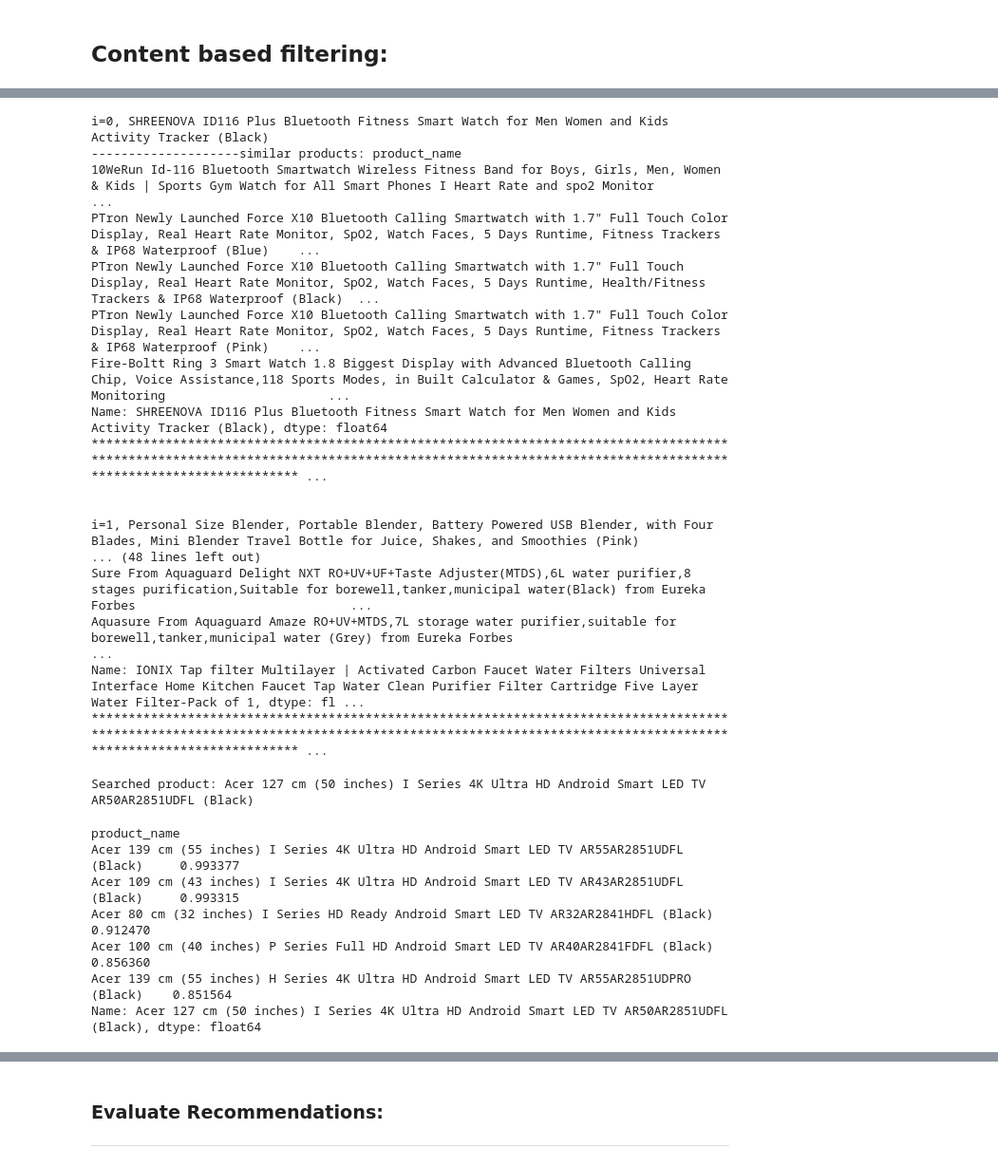
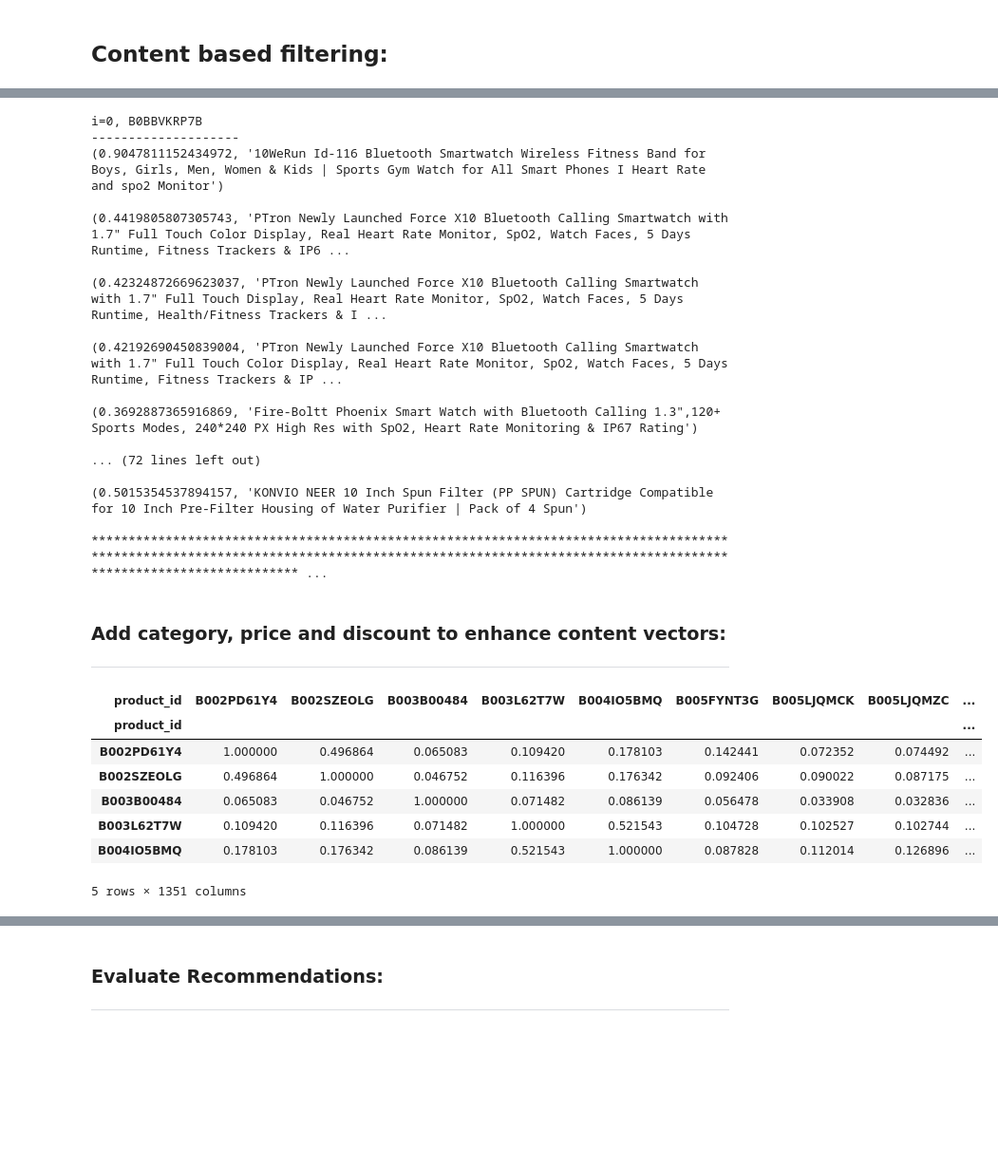
Before and after one commit to sanketmishra009/Recommendation_Amazon, a Jupyter notebook: analysis.ipynb, the cells around one changed output, grey strips where cells are left out. Shown at 95% size. Cells and saved outputs as stored; diff of their text form; code cells hidden in the pictures; blank space fills up the shorter version.

```diff
--- a/analysis.ipynb
+++ b/analysis.ipynb
@@ -476,35 +562,50 @@ Name: product_name, dtype: object
 # %%
 for i , product in enumerate(lowps):
-    print(f"{i=}, {product} \n" + "-"*20 +  f"similar products: {recommend_products(product , cmat)}")
+    temp = recommend_products(product , cmat , df)
+    print(f"{i=}, {product} \n" + "-"*20 )
+    for item in temp:
+        print(f"{item}\n")
     print("*"* 1000 , "\n\n")
 # %% [output]
-i=0, SHREENOVA ID116 Plus Bluetooth Fitness Smart Watch for Men Women and Kids Activity Tracker (Black)
---------------------similar products: product_name
-10WeRun Id-116 Bluetooth Smartwatch Wireless Fitness Band for Boys, Girls, Men, Women & Kids | Sports Gym Watch for All Smart Phones I Heart Rate and spo2 Monitor                                       ...
-PTron Newly Launched Force X10 Bluetooth Calling Smartwatch with 1.7" Full Touch Color Display, Real Heart Rate Monitor, SpO2, Watch Faces, 5 Days Runtime, Fitness Trackers & IP68 Waterproof (Blue)    ...
-PTron Newly Launched Force X10 Bluetooth Calling Smartwatch with 1.7" Full Touch Display, Real Heart Rate Monitor, SpO2, Watch Faces, 5 Days Runtime, Health/Fitness Trackers & IP68 Waterproof (Black)  ...
-PTron Newly Launched Force X10 Bluetooth Calling Smartwatch with 1.7" Full Touch Color Display, Real Heart Rate Monitor, SpO2, Watch Faces, 5 Days Runtime, Fitness Trackers & IP68 Waterproof (Pink)    ...
-Fire-Boltt Ring 3 Smart Watch 1.8 Biggest Display with Advanced Bluetooth Calling Chip, Voice Assistance,118 Sports Modes, in Built Calculator & Games, SpO2, Heart Rate Monitoring                      ...
-Name: SHREENOVA ID116 Plus Bluetooth Fitness Smart Watch for Men Women and Kids Activity Tracker (Black), dtype: float64
+i=0, B0BBVKRP7B
+--------------------
+(0.9047811152434972, '10WeRun Id-116 Bluetooth Smartwatch Wireless Fitness Band for Boys, Girls, Men, Women & Kids | Sports Gym Watch for All Smart Phones I Heart Rate and spo2 Monitor')
+
+(0.4419805807305743, 'PTron Newly Launched Force X10 Bluetooth Calling Smartwatch with 1.7" Full Touch Color Display, Real Heart Rate Monitor, SpO2, Watch Faces, 5 Days Runtime, Fitness Trackers & IP6 ...
+
+(0.42324872669623037, 'PTron Newly Launched Force X10 Bluetooth Calling Smartwatch with 1.7" Full Touch Display, Real Heart Rate Monitor, SpO2, Watch Faces, 5 Days Runtime, Health/Fitness Trackers & I ...
+
+(0.42192690450839004, 'PTron Newly Launched Force X10 Bluetooth Calling Smartwatch with 1.7" Full Touch Color Display, Real Heart Rate Monitor, SpO2, Watch Faces, 5 Days Runtime, Fitness Trackers & IP ...
+
+(0.3692887365916869, 'Fire-Boltt Phoenix Smart Watch with Bluetooth Calling 1.3",120+ Sports Modes, 240*240 PX High Res with SpO2, Heart Rate Monitoring & IP67 Rating')
+
+... (72 lines left out)
+
+(0.5015354537894157, 'KONVIO NEER 10 Inch Spun Filter (PP SPUN) Cartridge Compatible for 10 Inch Pre-Filter Housing of Water Purifier | Pack of 4 Spun')
+
 ******************************************************************************************************************************************************************************************************** ...
-
-
-i=1, Personal Size Blender, Portable Blender, Battery Powered USB Blender, with Four Blades, Mini Blender Travel Bottle for Juice, Shakes, and Smoothies (Pink)
-... (48 lines left out)
-Sure From Aquaguard Delight NXT RO+UV+UF+Taste Adjuster(MTDS),6L water purifier,8 stages purification,Suitable for borewell,tanker,municipal water(Black) from Eureka Forbes                             ...
-Aquasure From Aquaguard Amaze RO+UV+MTDS,7L storage water purifier,suitable for borewell,tanker,municipal water (Grey) from Eureka Forbes                                                                ...
-Name: IONIX Tap filter Multilayer | Activated Carbon Faucet Water Filters Universal Interface Home Kitchen Faucet Tap Water Clean Purifier Filter Cartridge Five Layer Water Filter-Pack of 1, dtype: fl ...
-******************************************************************************************************************************************************************************************************** ...
+# %% [markdown]
+### Add category, price and discount to enhance content vectors:
+
+---
 # %%
-x = df['product_name'].iloc[86]
-print(f"Searched product: {x}")
-recommend_products(x , cmat)
+uniques2 = df.groupby('product_id').agg({'about_product': "min" , 'product_name' : "min" , 'fprice': 'first' , 'fdprice': 'first' , 'category' : 'first'}).reset_index()
+# df.set_index('product_name').loc[uniqueProducts]
+data = pd.DataFrame( {"product_id" : uniques2['product_id'] ,
+                      "data" : uniques2.product_name + "unk" + uniques2.about_product + "unk" + str(uniques2.fprice) + "unk" + str(uniques2.fdprice) + "unk" + uniques2.category})
+# print(f"{data.head(10)}")
+tmat = vectorizer.fit_transform(data.data)
+cmat = cosine_similarity(tmat)
+pnames = df.set_index('product_id').loc[data['product_id'] , 'product_name'].reset_index().drop(columns = ['product_id'])
+# print(f"{pnames=}")
+cmat = pd.DataFrame(cmat , index = data.product_id , columns = data.product_id)
+cmat.head()
 # %% [output]
+| product_id | B002PD61Y4 | B002SZEOLG | B003B00484 | B003L62T7W | B004IO5BMQ | B005FYNT3G | B005LJQMCK | B005LJQMZC | ... |
+| product_id |  |  |  |  |  |  |  |  | ... |
+| B002PD61Y4 | 1.000000 | 0.496864 | 0.065083 | 0.109420 | 0.178103 | 0.142441 | 0.072352 | 0.074492 | ... |
+| B002SZEOLG | 0.496864 | 1.000000 | 0.046752 | 0.116396 | 0.176342 | 0.092406 | 0.090022 | 0.087175 | ... |
+| B003B00484 | 0.065083 | 0.046752 | 1.000000 | 0.071482 | 0.086139 | 0.056478 | 0.033908 | 0.032836 | ... |
+| B003L62T7W | 0.109420 | 0.116396 | 0.071482 | 1.000000 | 0.521543 | 0.104728 | 0.102527 | 0.102744 | ... |
+| B004IO5BMQ | 0.178103 | 0.176342 | 0.086139 | 0.521543 | 1.000000 | 0.087828 | 0.112014 | 0.126896 | ... |
-Searched product: Acer 127 cm (50 inches) I Series 4K Ultra HD Android Smart LED TV AR50AR2851UDFL (Black)
+5 rows × 1351 columns
-product_name
-Acer 139 cm (55 inches) I Series 4K Ultra HD Android Smart LED TV AR55AR2851UDFL (Black)     0.993377
-Acer 109 cm (43 inches) I Series 4K Ultra HD Android Smart LED TV AR43AR2851UDFL (Black)     0.993315
-Acer 80 cm (32 inches) I Series HD Ready Android Smart LED TV AR32AR2841HDFL (Black)         0.912470
-Acer 100 cm (40 inches) P Series Full HD Android Smart LED TV AR40AR2841FDFL (Black)         0.856360
-Acer 139 cm (55 inches) H Series 4K Ultra HD Android Smart LED TV AR55AR2851UDPRO (Black)    0.851564
-Name: Acer 127 cm (50 inches) I Series 4K Ultra HD Android Smart LED TV AR50AR2851UDFL (Black), dtype: float64
```
Also changed, not shown: parts of 28 cells of this notebook, 1 other file.
